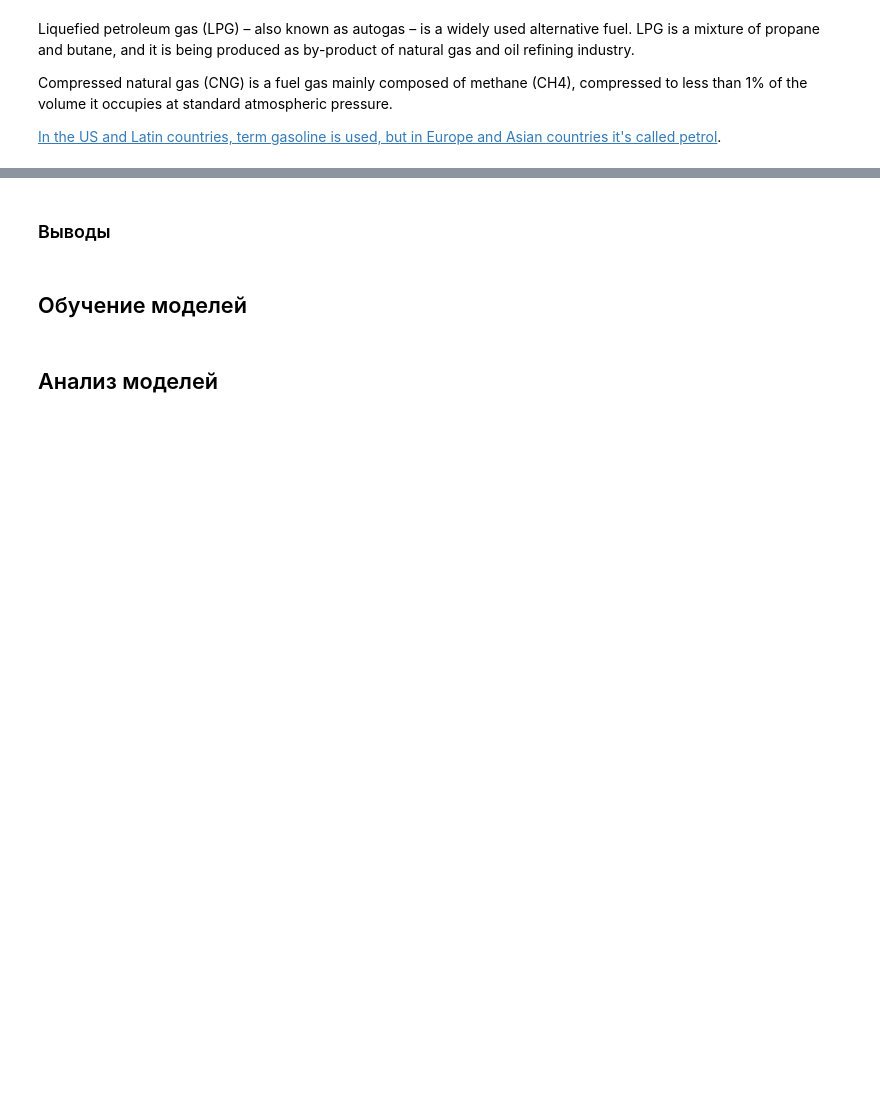
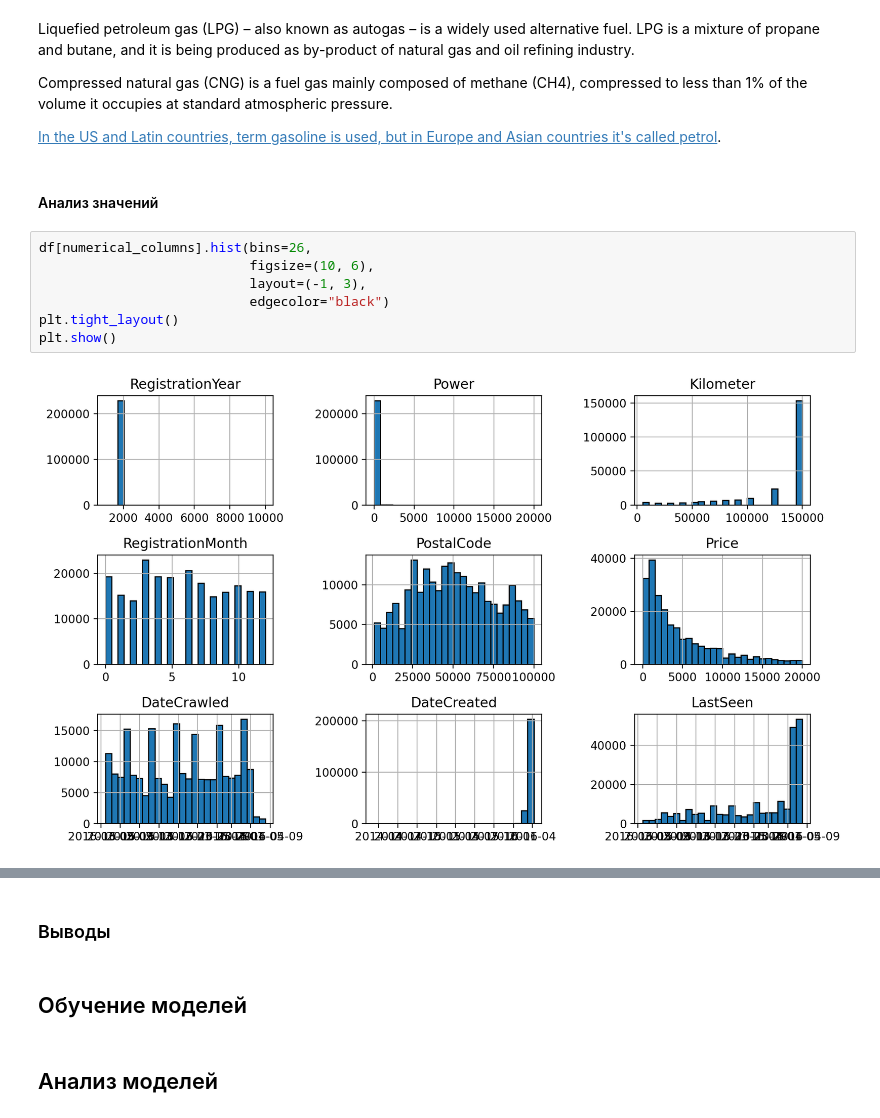
Before and after one commit to dimdasci/yp13-gradient-boosting, a Jupyter notebook: notebooks/yp13-gradient-boosting.ipynb, the cells around one changed output, grey strips where cells are left out. Saved outputs shown, nothing was run; the diff lists cells and outputs as text; blank space fills up the shorter version.

```diff
--- a/notebooks/yp13-gradient-boosting.ipynb
+++ b/notebooks/yp13-gradient-boosting.ipynb
@@ -448,3 +458,14 @@ Liquefied petroleum gas (LPG) – also known as autogas – is a widely used alt
 Compressed natural gas (CNG) is a fuel gas mainly composed of methane (CH4), compressed to less than 1% of the volume it occupies at standard atmospheric pressure.
 
 [In the US and Latin countries, term gasoline is used, but in Europe and Asian countries it's called petrol](https://en.wikipedia.org/wiki/Gasoline).
+# %% [markdown]
+#### Анализ значений
+# %%
+df[numerical_columns].hist(bins=26,
+                           figsize=(10, 6),
+                           layout=(-1, 3),
+                           edgecolor="black")
+plt.tight_layout()
+plt.show()
+# %% [output]
+[figure, added]
```
Also changed, not shown: parts of 8 cells of this notebook.
